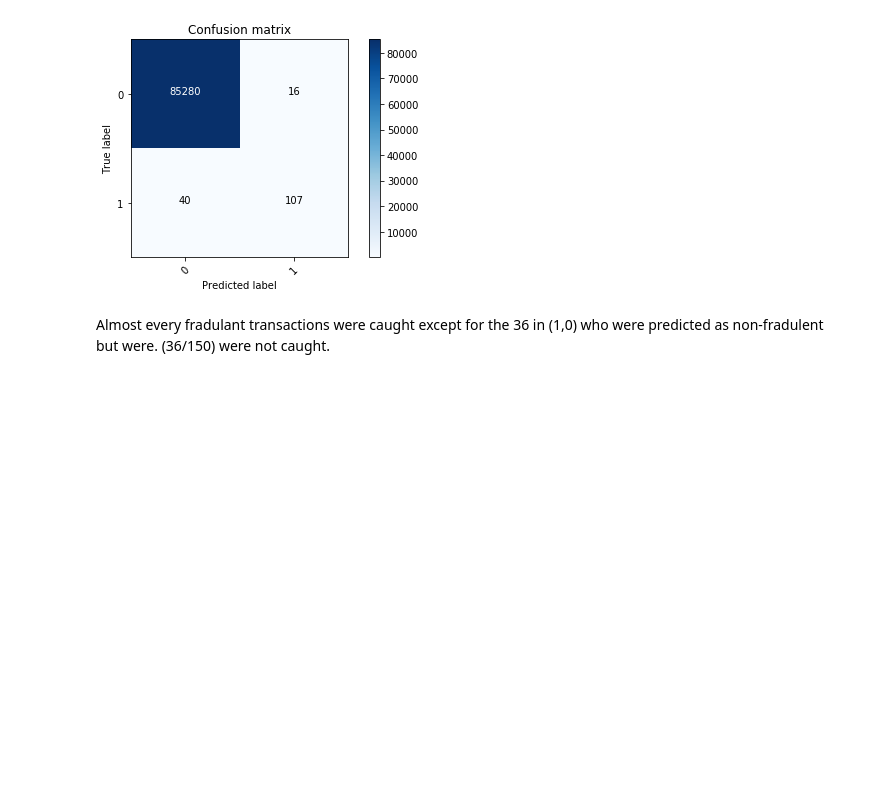
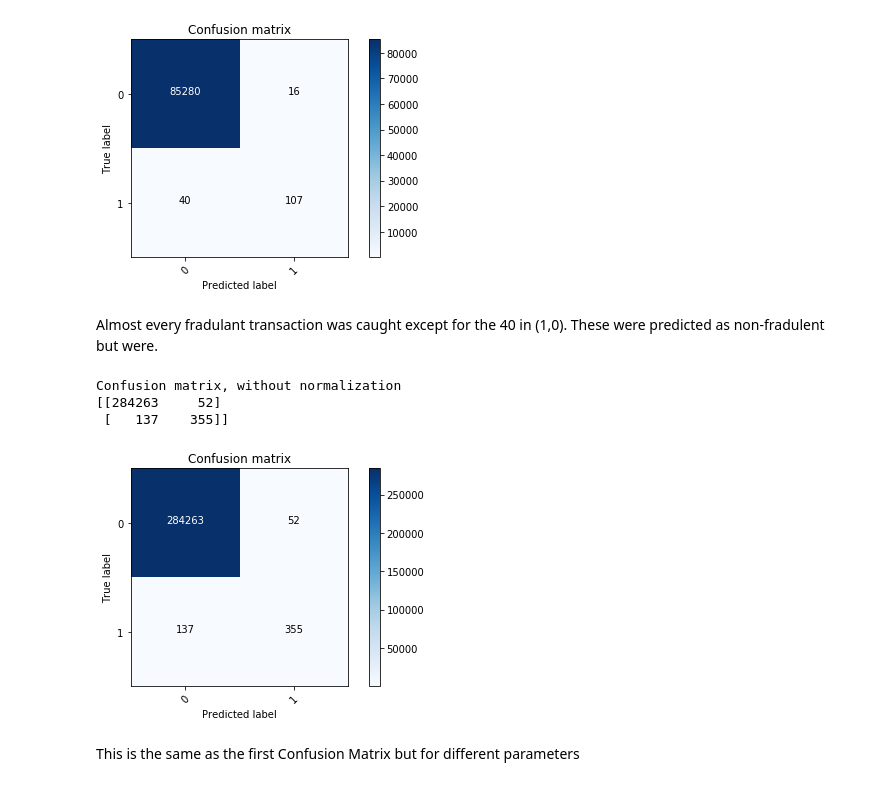
Before and after one commit to KevinAmrelle/Machine-Learning, a Jupyter notebook: Credit_Card_Fraud- Deep_Neural_Network.ipynb, the cells around one changed output. Drawn from its saved outputs; the diff is of its cells as text; code cells hidden in the pictures; blank space fills up the shorter version.

```diff
--- a/Credit_Card_Fraud- Deep_Neural_Network.ipynb
+++ b/Credit_Card_Fraud- Deep_Neural_Network.ipynb
@@ -253,4 +253,17 @@ Confusion matrix, without normalization
  [   40   107]]
 [figure]
 # %% [markdown]
-Almost every fradulant transactions were caught except for the 36 in (1,0) who were predicted as non-fradulent but were. (36/150) were not caught.
+Almost every fradulant transaction was caught except for the 40 in (1,0). These were predicted as non-fradulent but were.
+# %%
+y_pred = model.predict(X)
+y_expected = pd.DataFrame(y)
+cnf_matrix = confusion_matrix(y_expected, y_pred.round())
+plot_confusion_matrix(cnf_matrix, classes=[0,1])
+plt.show()
+# %% [output]
+Confusion matrix, without normalization
+[[284263     52]
+ [   137    355]]
+[figure, added]
+# %% [markdown]
+This is the same as the first Confusion Matrix but for different parameters
```
